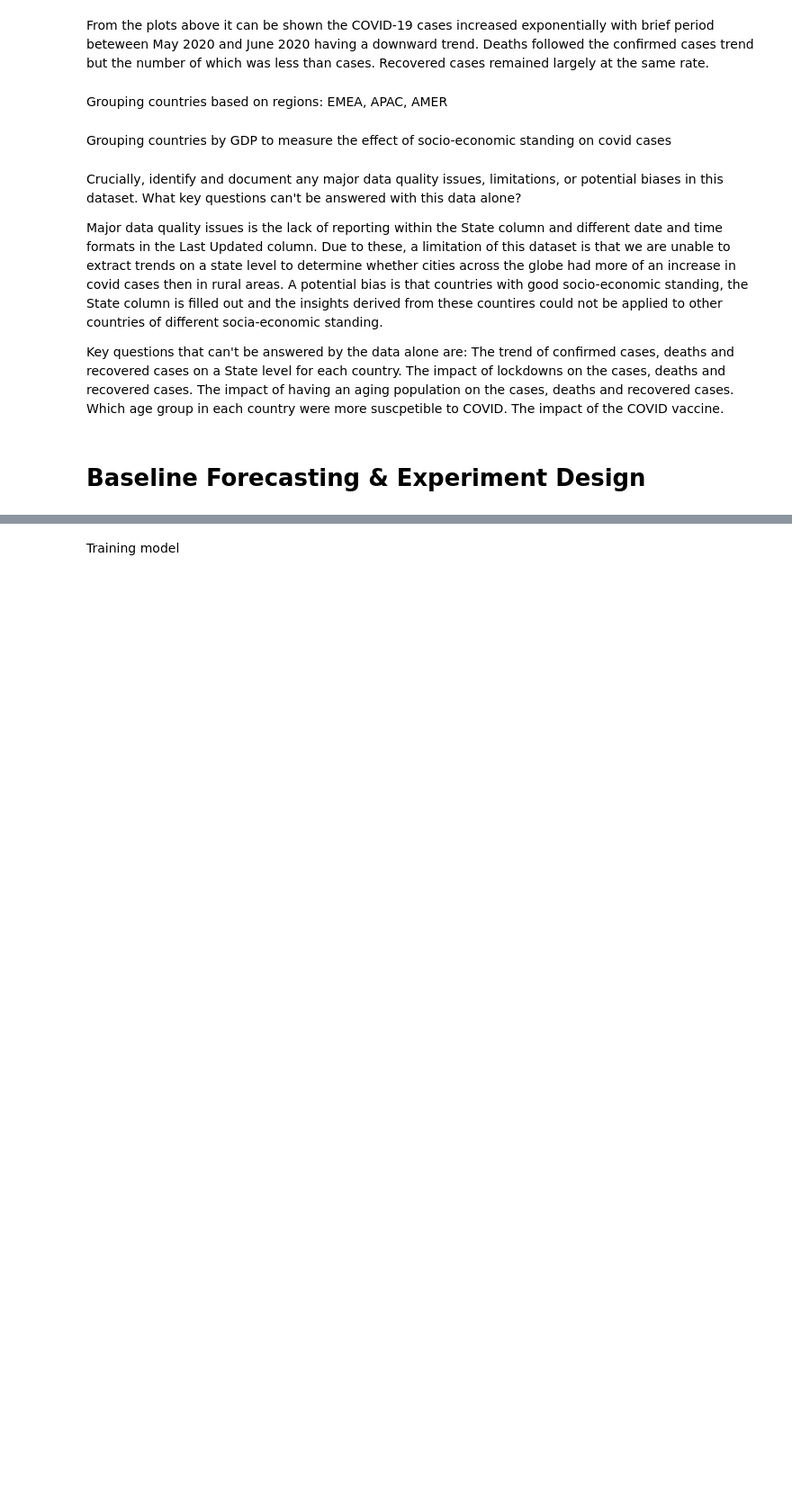
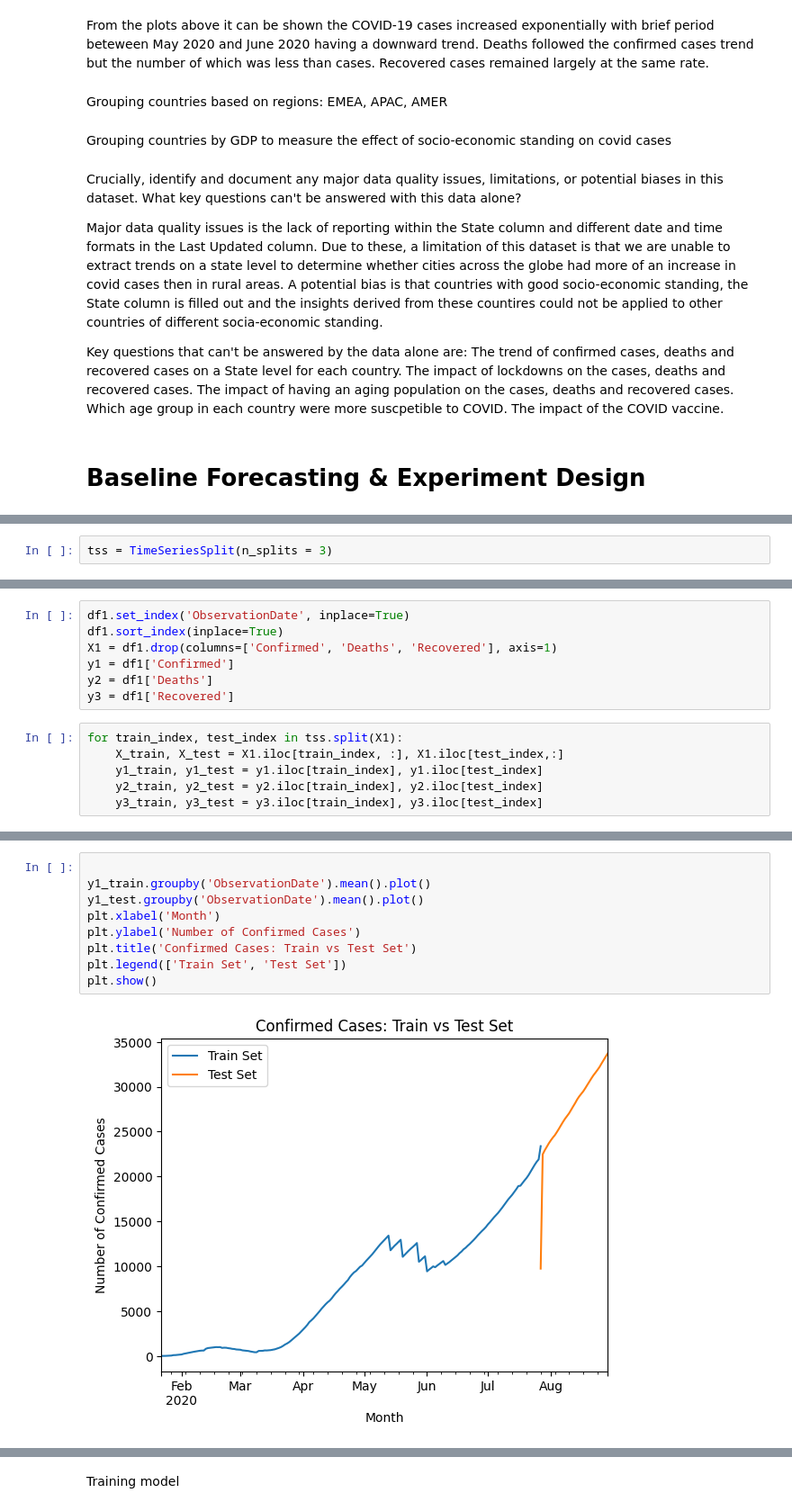
Before and after one commit to TavneetKB/Naimuri-coding-assessment, a Jupyter notebook: Technical_Challenge_Answer.ipynb, the cells around one changed output, grey strips where cells are left out. Shown: that part at 90% size. Drawn from its saved outputs; the diff is of its cells as text; blank space fills up the shorter version.

```diff
--- a/Technical_Challenge_Answer.ipynb
+++ b/Technical_Challenge_Answer.ipynb
@@ -236,0 +237,2 @@ GARCH with LSTM model using tensorflow
+# %%
+tss = TimeSeriesSplit(n_splits = 3)
@@ -236,0 +248,13 @@ GARCH with LSTM model using tensorflow
+# %%
+df1.set_index('ObservationDate', inplace=True)
+df1.sort_index(inplace=True)
+X1 = df1.drop(columns=['Confirmed', 'Deaths', 'Recovered'], axis=1)
+y1 = df1['Confirmed']
+y2 = df1['Deaths']
+y3 = df1['Recovered']
+# %%
+for train_index, test_index in tss.split(X1):
+    X_train, X_test = X1.iloc[train_index, :], X1.iloc[test_index,:]
+    y1_train, y1_test = y1.iloc[train_index], y1.iloc[test_index]
+    y2_train, y2_test = y2.iloc[train_index], y2.iloc[test_index]
+    y3_train, y3_test = y3.iloc[train_index], y3.iloc[test_index]
@@ -236,0 +271,11 @@ GARCH with LSTM model using tensorflow
+# %%
+
+y1_train.groupby('ObservationDate').mean().plot()
+y1_test.groupby('ObservationDate').mean().plot()
+plt.xlabel('Month')
+plt.ylabel('Number of Confirmed Cases')
+plt.title('Confirmed Cases: Train vs Test Set')
+plt.legend(['Train Set', 'Test Set'])
+plt.show()
+# %% [output]
+[figure, added]
```
Also changed, not shown: parts of 21 cells of this notebook.
